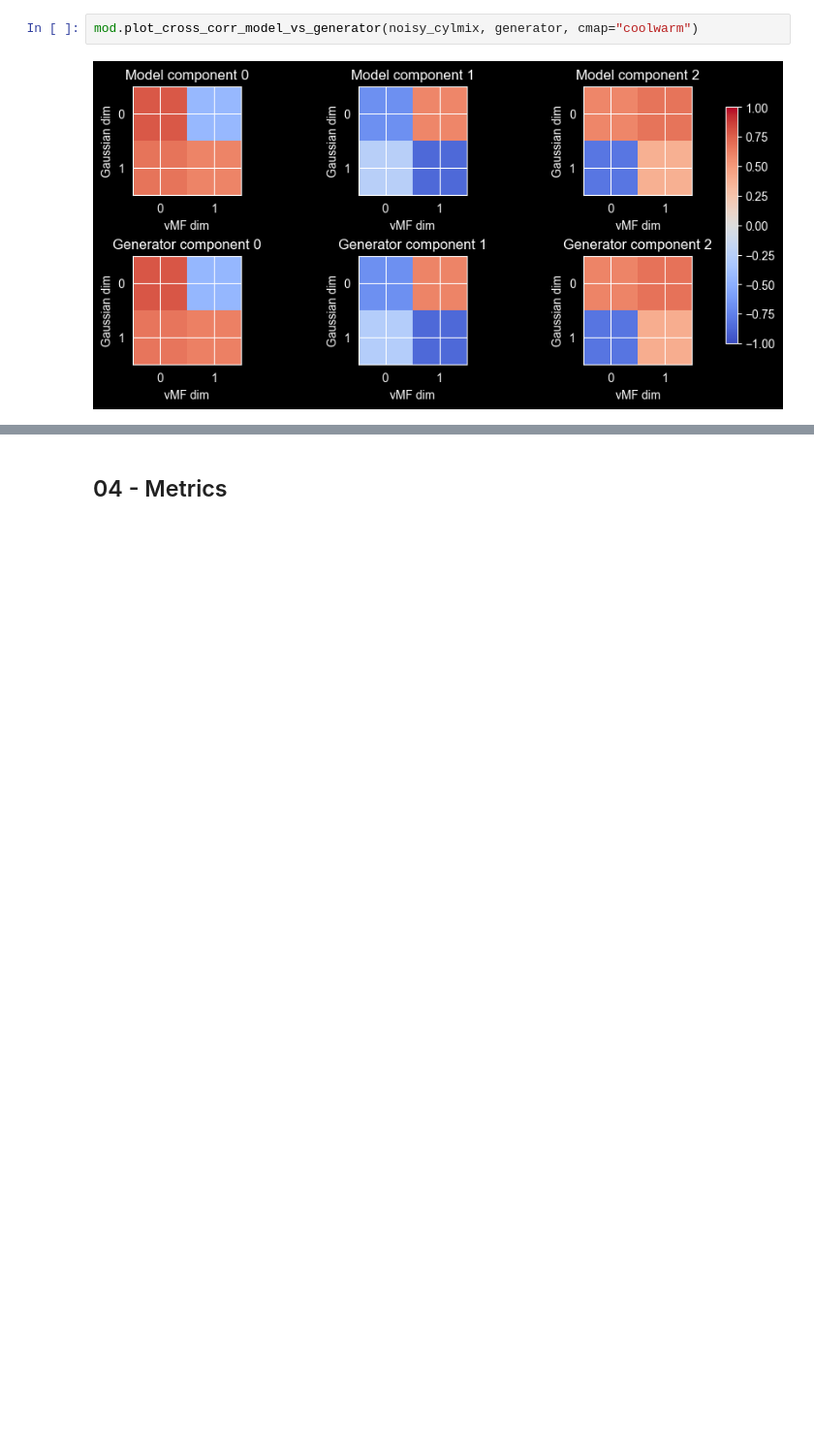
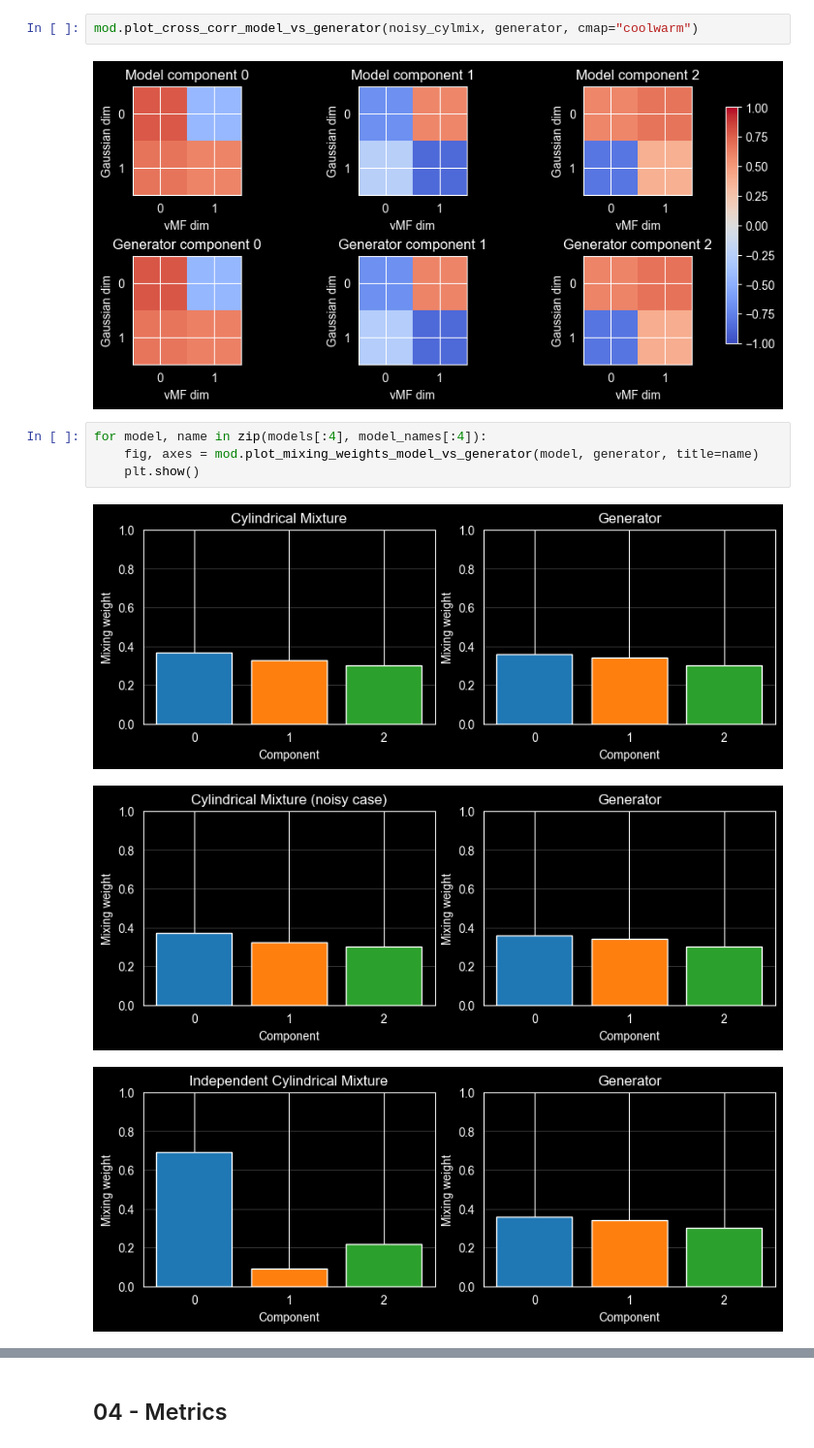
Before and after one commit to Joaquin-Garay/cylindrical-data-lvm, a Jupyter notebook: experiment/synthetic_data/cylmix-2d-low-strong.ipynb, the cells around one changed output, grey strips where cells are left out. Shown at 97% size. Cells and saved outputs as stored; diff of their text form; blank space fills up the shorter version.

```diff
--- a/experiment/synthetic_data/cylmix-2d-low-strong.ipynb
+++ b/experiment/synthetic_data/cylmix-2d-low-strong.ipynb
@@ -170,3 +172,11 @@ mod.plot_cross_corr_model_vs_generator(cylmix, generator, cmap="coolwarm")
 mod.plot_cross_corr_model_vs_generator(noisy_cylmix, generator, cmap="coolwarm")
 # %% [output]
 [figure]
+# %%
+for model, name in zip(models[:4], model_names[:4]):
+    fig, axes = mod.plot_mixing_weights_model_vs_generator(model, generator, title=name)
+    plt.show()
+# %% [output]
+[figure, added]
+[figure, added]
+[figure, added]
```
Also changed, not shown: parts of 13 cells of this notebook, 2 other files.
